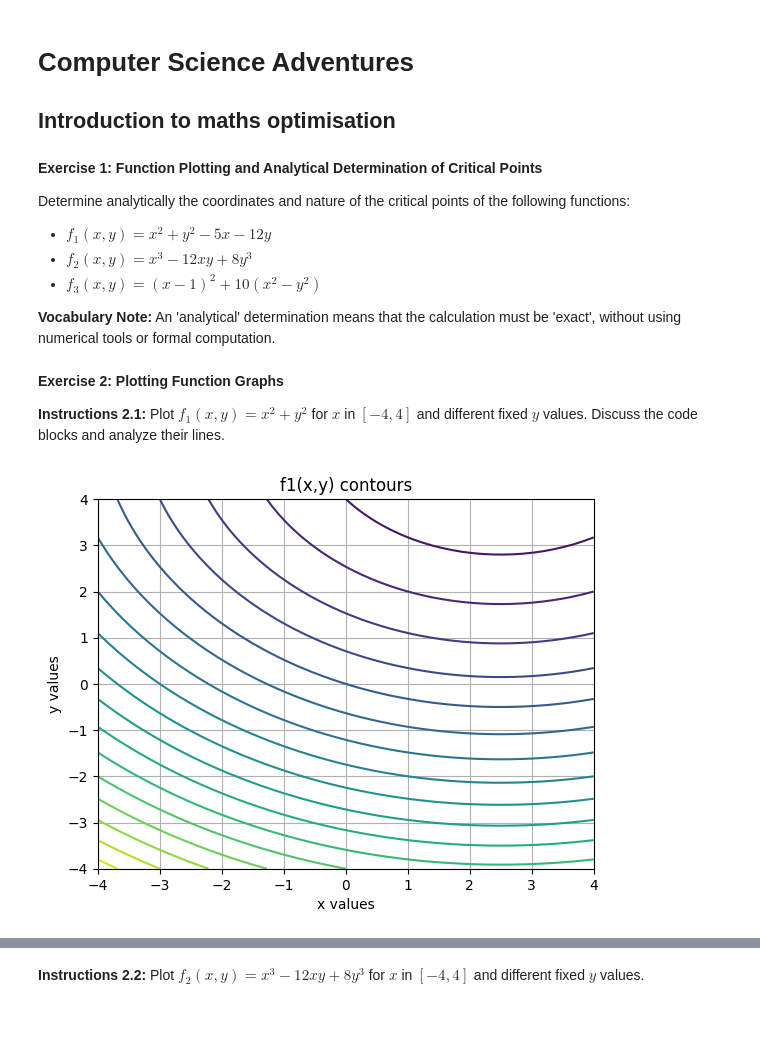
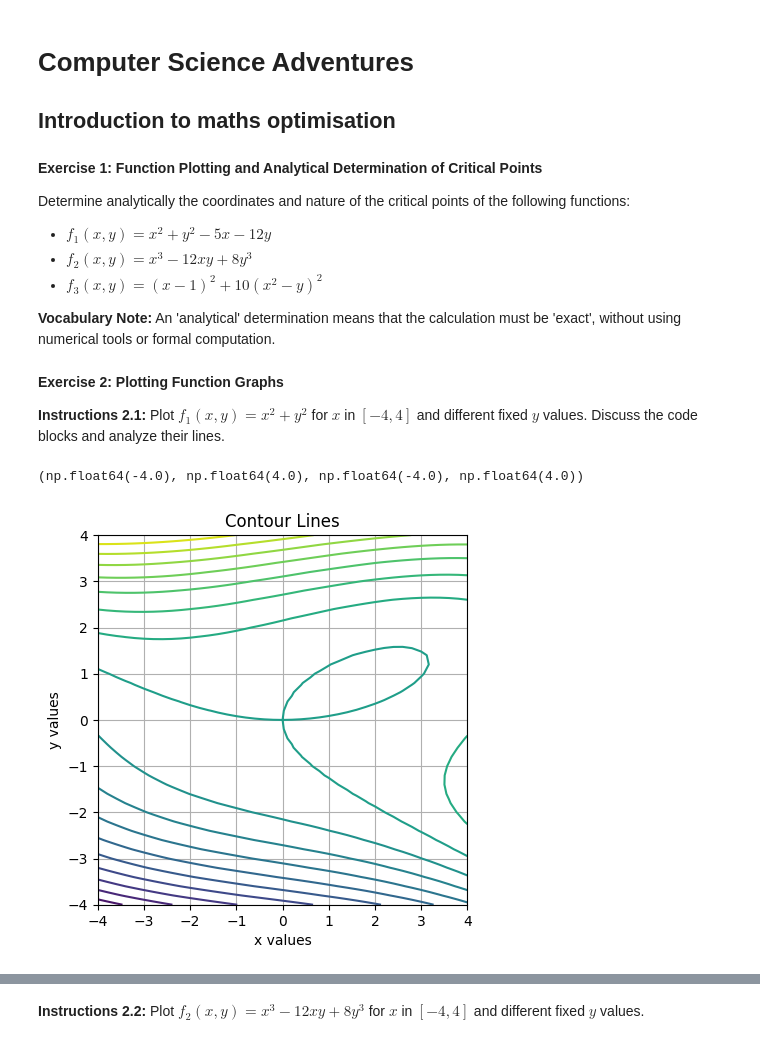
Before and after one commit to ArthurrMrv/nlp_course, a Jupyter notebook: lab2/maths_optimisation.ipynb, the cells around one changed output, grey strips where cells are left out. Drawn from its saved outputs; the diff is of its cells as text; code cells hidden in the pictures.

```diff
--- a/lab2/maths_optimisation.ipynb
+++ b/lab2/maths_optimisation.ipynb
@@ -9,7 +9,7 @@ Determine analytically the coordinates and nature of the critical points of the
 
 - $f_1(x,y) = x^2 + y^2 - 5x - 12y$
 - $f_2(x,y) = x^3 - 12xy + 8y^3$
-- $f_3(x,y) = (x-1)^2 + 10(x^2 - y^2)$
+- $f_3(x,y) = (x-1)^2 + 10(x^2 - y)^2$
 
 **Vocabulary Note:** An 'analytical' determination means that the calculation must be 'exact', without using numerical tools or formal computation.
 # %%
@@ -29,22 +30,23 @@ def f3(x, y):
 **Exercise 2: Plotting Function Graphs**
 
 **Instructions 2.1:** Plot $f_1(x,y)=x^2+y^2$ for $x$ in $[-4, 4]$ and different fixed $y$ values. Discuss the code blocks and analyze their lines.
-# %%
-# Plot contour lines for f1(x,y)
-x_min, x_max = -4, 4
-y_min, y_max = -4, 4
-
-x = np.linspace(x_min, x_max, 50)
-y = np.linspace(y_min, y_max, 50)
-X, Y = np.meshgrid(x, y)
-
-Z = X**2 + Y**2 - 5*X - 12*Y
-
-plt.contour(X, Y, Z, 20)
-plt.xlabel('x values')
-plt.ylabel('y values')
-plt.title('f1(x,y) contours')
-plt.grid(True)
-plt.show()
-# %% [output]
-[figure, removed]
+# %%
+# Definition of the plotting domain
+xmin, xmax, nx = -4, 4, 41
+ymin, ymax, ny = -4, 4, 41
+# Discretization of the plotting domain
+x1d = np.linspace(xmin,xmax,nx)
+y1d = np.linspace(ymin,ymax,ny)
+x2d, y2d = np.meshgrid(x1d, y1d)
+
+# Plot contour lines (isovalues) of f1
+nIso = 21
+plt.contour(x2d,y2d,f2(x2d,y2d),nIso)
+plt.title('Contour Lines')
+plt.xlabel('x values')
+plt.ylabel('y values')
+plt.grid()
+plt.axis('square')
+# %% [output]
+(np.float64(-4.0), np.float64(4.0), np.float64(-4.0), np.float64(4.0))
+[figure, added]
```
Also changed, not shown: parts of 23 cells of this notebook.
